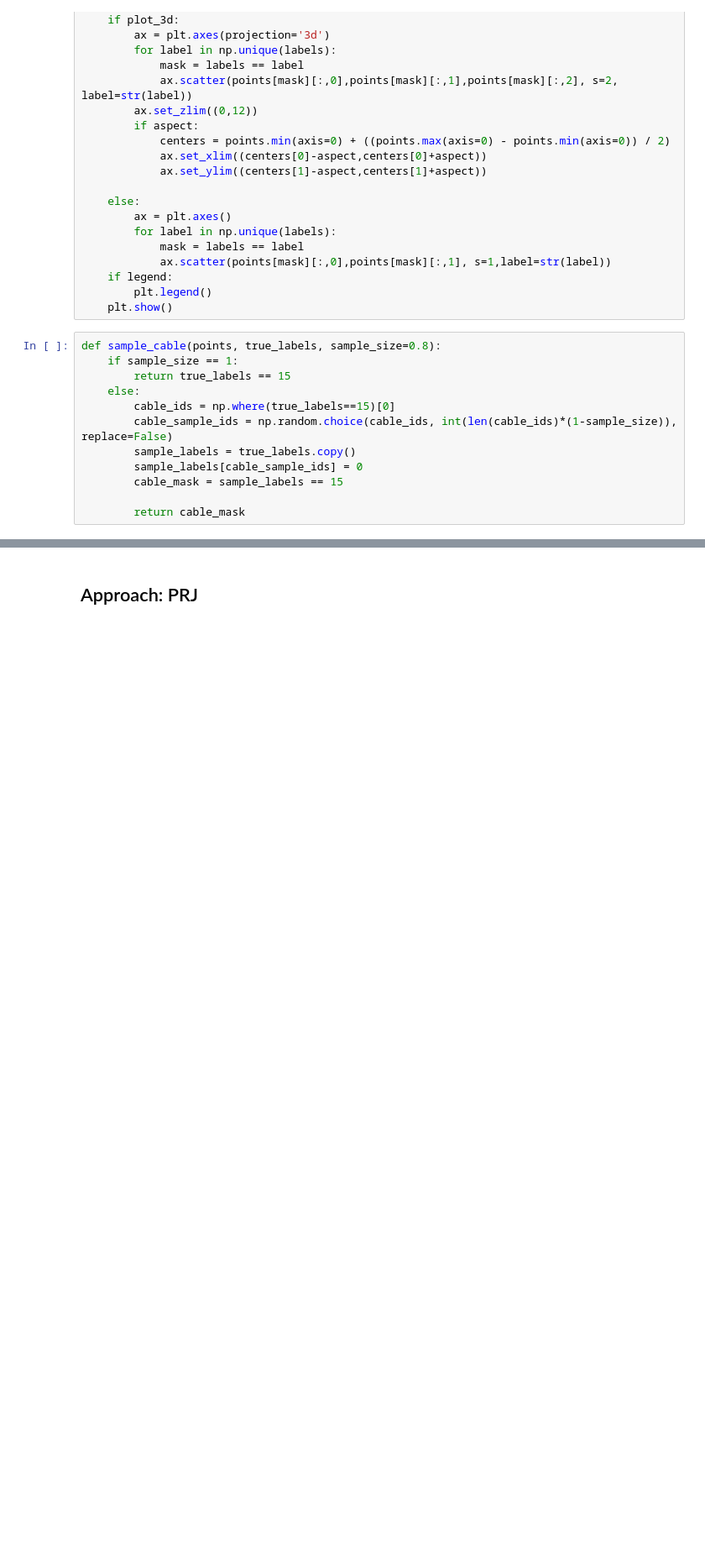
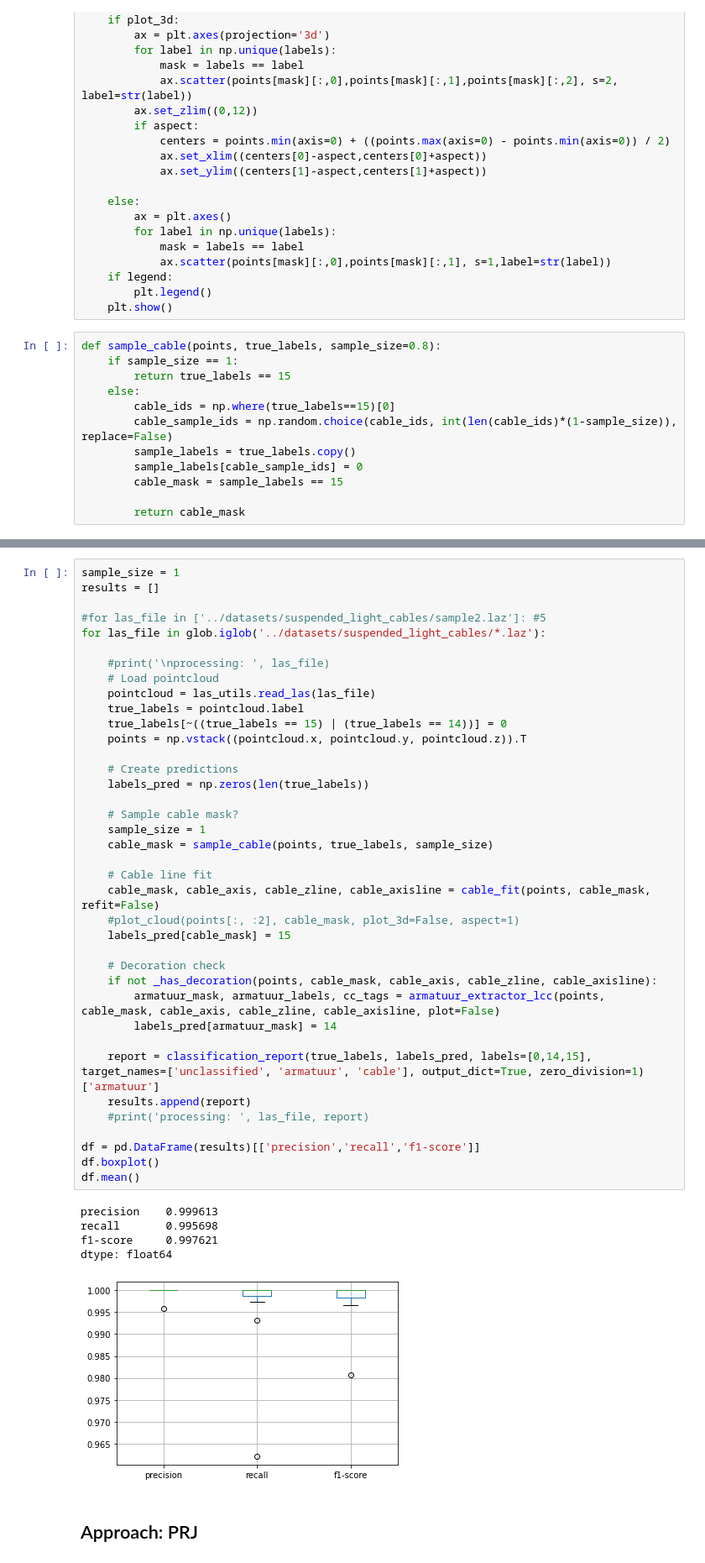
Before and after one commit to Amsterdam-Internships/UPC_Suspended_Streetlight_Extractor, a Jupyter notebook: milestone_4/Light Extracter.ipynb, the cells around one changed output, grey strips where cells are left out. Shown at 84% size. Drawn from its saved outputs; the diff is of its cells as text; blank space fills up the shorter version.

```diff
--- a/milestone_4/Light Extracter.ipynb
+++ b/milestone_4/Light Extracter.ipynb
@@ -258,3 +396,47 @@ def _is_armatuur(points, cable_axis, cable_yline, cable_axisline):
+# %%
+sample_size = 1
+results = []
+
+#for las_file in ['../datasets/suspended_light_cables/sample2.laz']: #5
+for las_file in glob.iglob('../datasets/suspended_light_cables/*.laz'):
+
+    #print('\nprocessing: ', las_file)
+    # Load pointcloud
+    pointcloud = las_utils.read_las(las_file)
+    true_labels = pointcloud.label
+    true_labels[~((true_labels == 15) | (true_labels == 14))] = 0
+    points = np.vstack((pointcloud.x, pointcloud.y, pointcloud.z)).T
+
+    # Create predictions
+    labels_pred = np.zeros(len(true_labels))
+
+    # Sample cable mask?
+    sample_size = 1
+    cable_mask = sample_cable(points, true_labels, sample_size)
+
+    # Cable line fit
+    cable_mask, cable_axis, cable_zline, cable_axisline = cable_fit(points, cable_mask, refit=False)
+    #plot_cloud(points[:, :2], cable_mask, plot_3d=False, aspect=1)
+    labels_pred[cable_mask] = 15
+
+    # Decoration check
+    if not _has_decoration(points, cable_mask, cable_axis, cable_zline, cable_axisline):
+        armatuur_mask, armatuur_labels, cc_tags = armatuur_extractor_lcc(points, cable_mask, cable_axis, cable_zline, cable_axisline, plot=False)
+        labels_pred[armatuur_mask] = 14
+
+    report = classification_report(true_labels, labels_pred, labels=[0,14,15], target_names=['unclassified', 'armatuur', 'cable'], output_dict=True, zero_division=1)['armatuur']
+    results.append(report)
+    #print('processing: ', las_file, report)
+
+df = pd.DataFrame(results)[['precision','recall','f1-score']]
+df.boxplot()
+df.mean()
+# %% [output]
+precision    0.999613
+recall       0.995698
+f1-score     0.997621
+dtype: float64
+[figure, added]
 # %% [markdown]
 ## Approach: PRJ
 # %%
```
Also changed, not shown: parts of 19 cells of this notebook.
